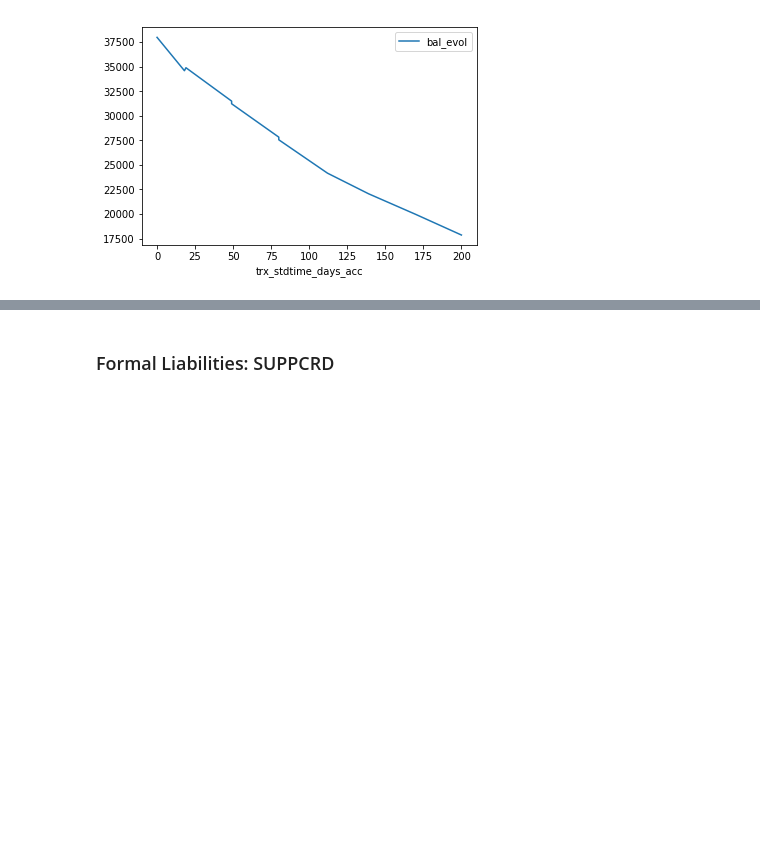
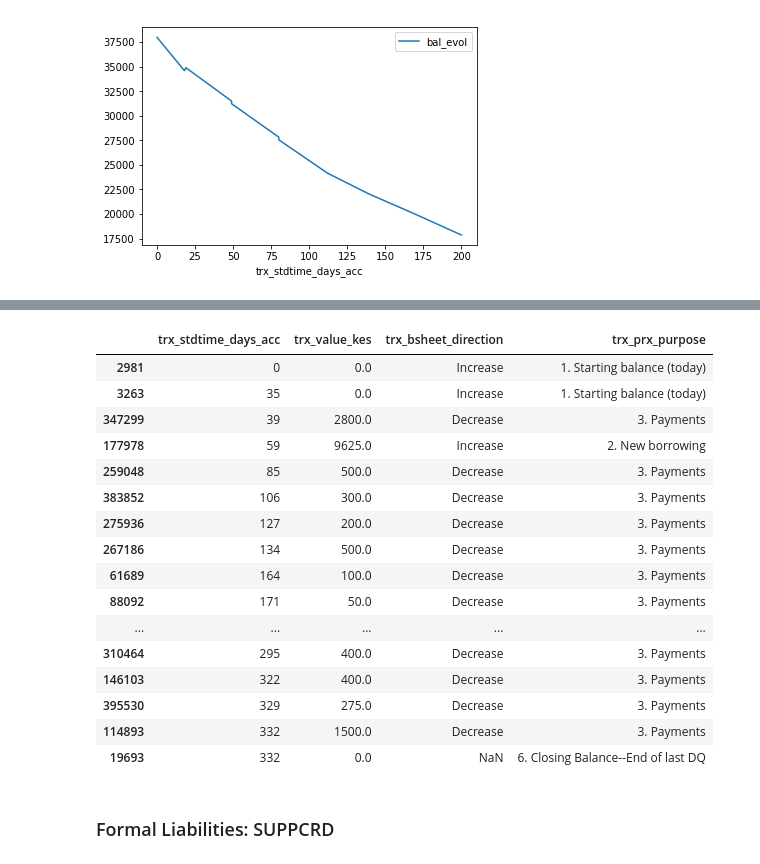
Before and after one commit to julclu/kenya_financial_diaries, a Jupyter notebook: different_loan_types_julia.ipynb, the cells around one changed output, grey strips where cells are left out. Cells and saved outputs as stored; diff of their text form; code cells hidden in the pictures; blank space fills up the shorter version.

```diff
--- a/different_loan_types_julia.ipynb
+++ b/different_loan_types_julia.ipynb
@@ -266,3 +480,23 @@ FRMLNa.plot(x="trx_stdtime_days_acc",y="bal_evol")
+# %%
+trx[trx['account_ids']=="59134666467600000"].sort_values('trx_stdtime_days_acc')[['trx_stdtime_days_acc', 'trx_value_kes', 'trx_bsheet_direction', 'trx_prx_purpose']]
+# %% [output]
+|  | trx_stdtime_days_acc | trx_value_kes | trx_bsheet_direction | trx_prx_purpose |
+| 2981 | 0 | 0.0 | Increase | 1. Starting balance (today) |
+| 3263 | 35 | 0.0 | Increase | 1. Starting balance (today) |
+| 347299 | 39 | 2800.0 | Decrease | 3. Payments |
+| 177978 | 59 | 9625.0 | Increase | 2. New borrowing |
+| 259048 | 85 | 500.0 | Decrease | 3. Payments |
+| 383852 | 106 | 300.0 | Decrease | 3. Payments |
+| 275936 | 127 | 200.0 | Decrease | 3. Payments |
+| 267186 | 134 | 500.0 | Decrease | 3. Payments |
+| 61689 | 164 | 100.0 | Decrease | 3. Payments |
+| 88092 | 171 | 50.0 | Decrease | 3. Payments |
+| ... | ... | ... | ... | ... |
+| 310464 | 295 | 400.0 | Decrease | 3. Payments |
+| 146103 | 322 | 400.0 | Decrease | 3. Payments |
+| 395530 | 329 | 275.0 | Decrease | 3. Payments |
+| 114893 | 332 | 1500.0 | Decrease | 3. Payments |
+| 19693 | 332 | 0.0 | NaN | 6. Closing Balance--End of last DQ |
 # %% [markdown]
 ### Formal Liabilities: SUPPCRD
 # %%
```
Also changed, not shown: parts of 37 cells of this notebook.
